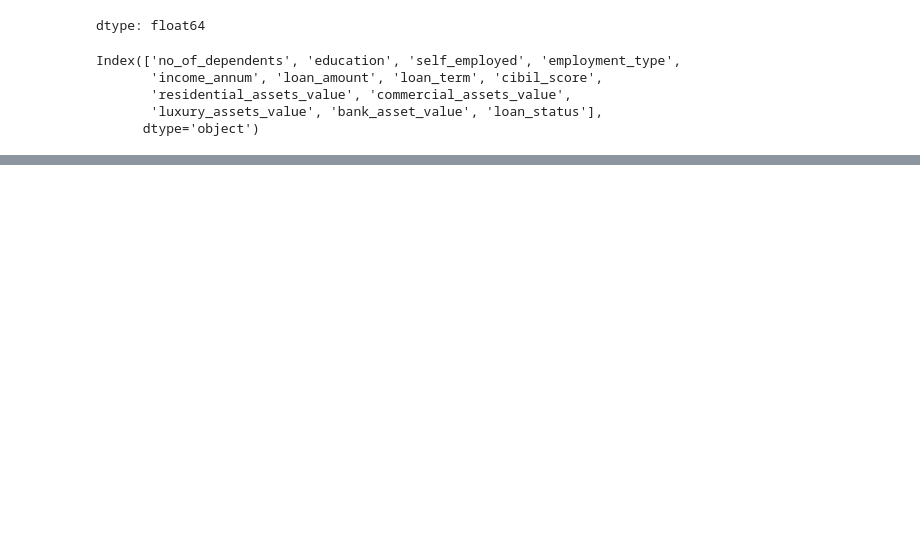
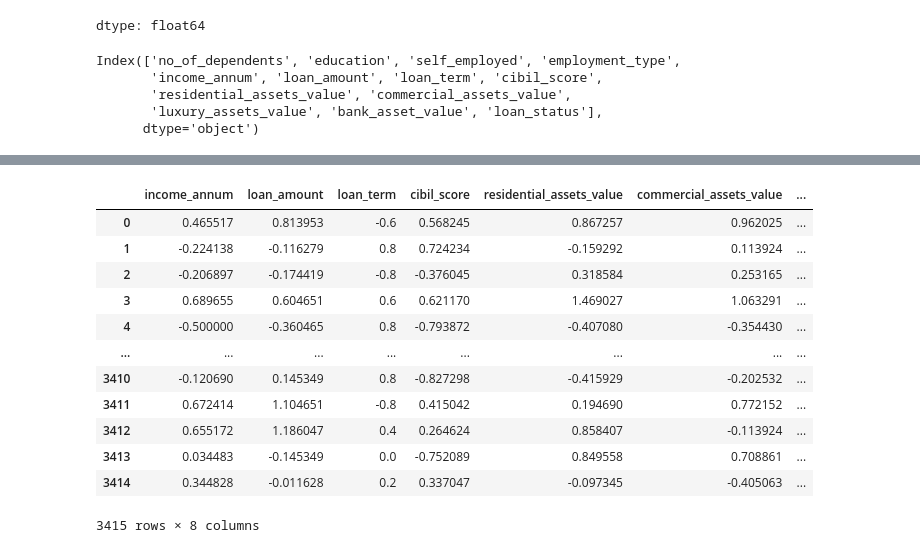
Before and after one commit to harshit4311/Loan-Approval-System-QuantSight, a Jupyter notebook: QuantaSight-Assignment.ipynb, the cells around one changed output, grey strips where cells are left out. Drawn from its saved outputs; the diff is of its cells as text; code cells hidden in the pictures; blank space fills up the shorter version.

```diff
--- a/QuantaSight-Assignment.ipynb
+++ b/QuantaSight-Assignment.ipynb
@@ -243,0 +337,16 @@ cat_df = df[categorical_features]
+# %%
+train_feats_scaled
+# %% [output]
+|  | income_annum | loan_amount | loan_term | cibil_score | residential_assets_value | commercial_assets_value | ... |
+| 0 | 0.465517 | 0.813953 | -0.6 | 0.568245 | 0.867257 | 0.962025 | ... |
+| 1 | -0.224138 | -0.116279 | 0.8 | 0.724234 | -0.159292 | 0.113924 | ... |
+| 2 | -0.206897 | -0.174419 | -0.8 | -0.376045 | 0.318584 | 0.253165 | ... |
+| 3 | 0.689655 | 0.604651 | 0.6 | 0.621170 | 1.469027 | 1.063291 | ... |
+| 4 | -0.500000 | -0.360465 | 0.8 | -0.793872 | -0.407080 | -0.354430 | ... |
+| ... | ... | ... | ... | ... | ... | ... | ... |
+| 3410 | -0.120690 | 0.145349 | 0.8 | -0.827298 | -0.415929 | -0.202532 | ... |
+| 3411 | 0.672414 | 1.104651 | -0.8 | 0.415042 | 0.194690 | 0.772152 | ... |
+| 3412 | 0.655172 | 1.186047 | 0.4 | 0.264624 | 0.858407 | -0.113924 | ... |
+| 3413 | 0.034483 | -0.145349 | 0.0 | -0.752089 | 0.849558 | 0.708861 | ... |
+| 3414 | 0.344828 | -0.011628 | 0.2 | 0.337047 | -0.097345 | -0.405063 | ... |
+3415 rows × 8 columns
```
Also changed, not shown: parts of 31 cells of this notebook.
